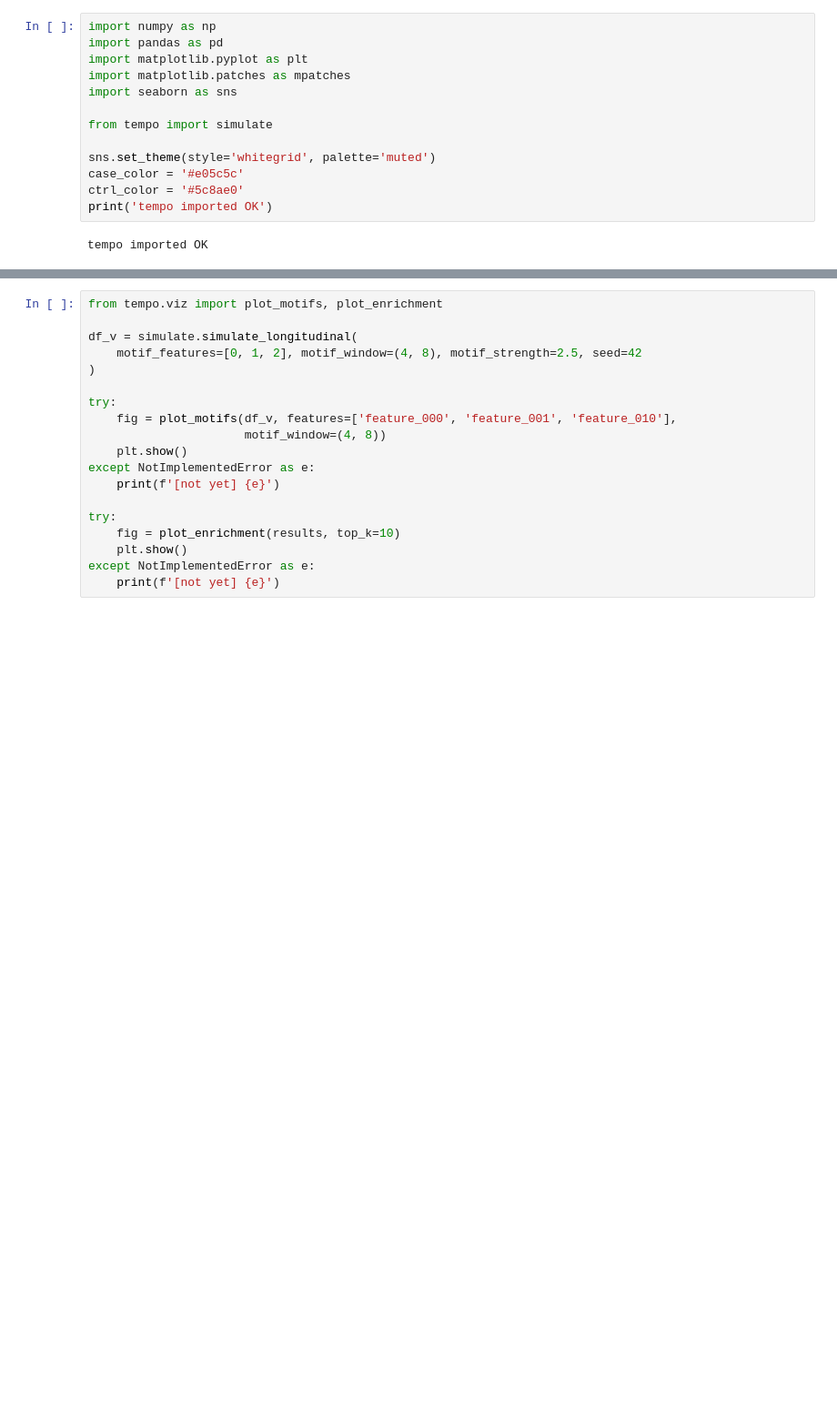
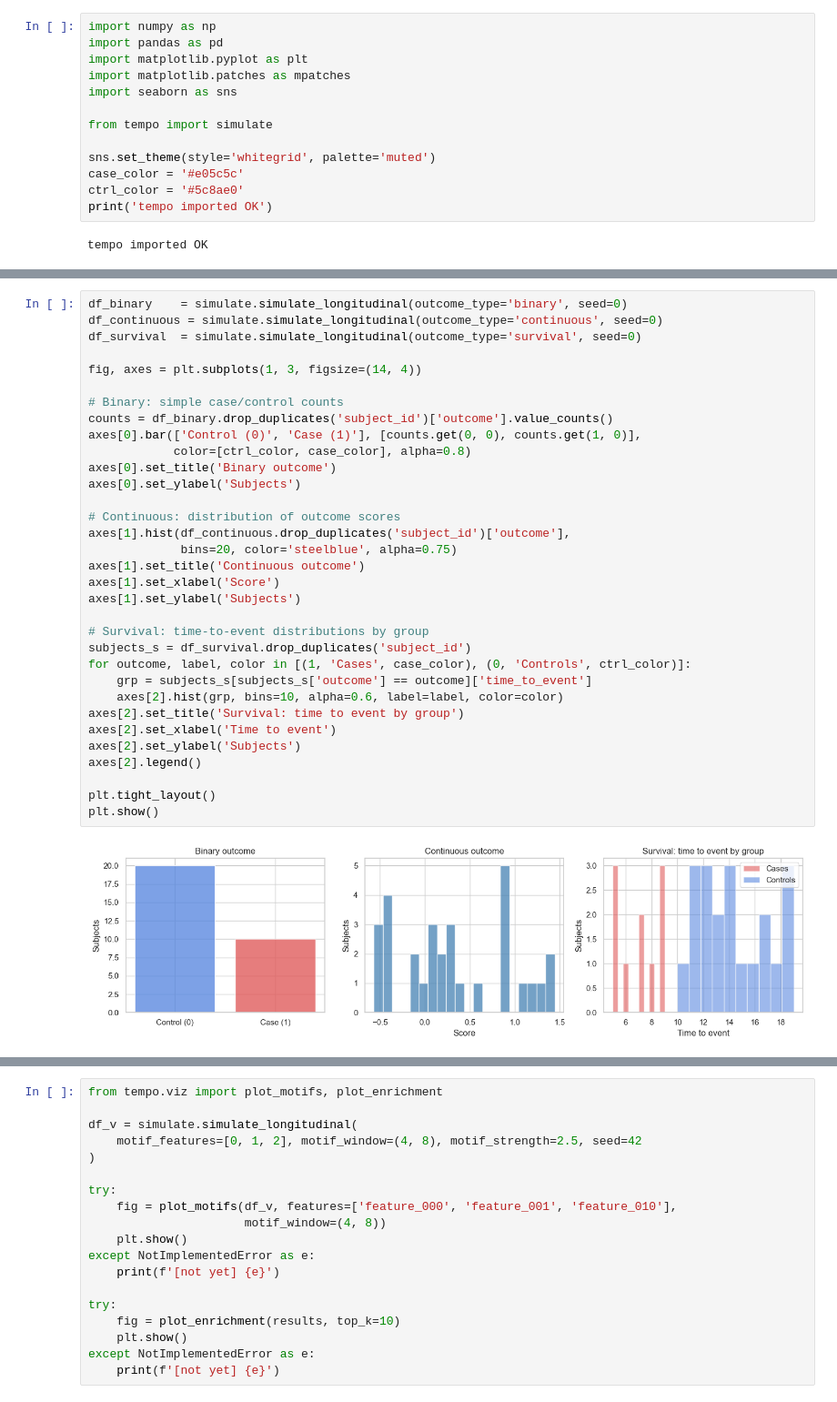
Before and after one commit to cbumby17/TEMPO, a Jupyter notebook: dev_notebook.ipynb, the cells around one changed output, grey strips where cells are left out. Shown at 91% size. Saved outputs shown, nothing was run; the diff lists cells and outputs as text; blank space fills up the shorter version.

```diff
--- a/dev_notebook.ipynb
+++ b/dev_notebook.ipynb
@@ -464,0 +279,35 @@ except NotImplementedError as e:
+# %%
+df_binary    = simulate.simulate_longitudinal(outcome_type='binary', seed=0)
+df_continuous = simulate.simulate_longitudinal(outcome_type='continuous', seed=0)
+df_survival  = simulate.simulate_longitudinal(outcome_type='survival', seed=0)
+
+fig, axes = plt.subplots(1, 3, figsize=(14, 4))
+
+# Binary: simple case/control counts
+counts = df_binary.drop_duplicates('subject_id')['outcome'].value_counts()
+axes[0].bar(['Control (0)', 'Case (1)'], [counts.get(0, 0), counts.get(1, 0)],
+            color=[ctrl_color, case_color], alpha=0.8)
+axes[0].set_title('Binary outcome')
+axes[0].set_ylabel('Subjects')
+
+# Continuous: distribution of outcome scores
+axes[1].hist(df_continuous.drop_duplicates('subject_id')['outcome'],
+             bins=20, color='steelblue', alpha=0.75)
+axes[1].set_title('Continuous outcome')
+axes[1].set_xlabel('Score')
+axes[1].set_ylabel('Subjects')
+
+# Survival: time-to-event distributions by group
+subjects_s = df_survival.drop_duplicates('subject_id')
+for outcome, label, color in [(1, 'Cases', case_color), (0, 'Controls', ctrl_color)]:
+    grp = subjects_s[subjects_s['outcome'] == outcome]['time_to_event']
+    axes[2].hist(grp, bins=10, alpha=0.6, label=label, color=color)
+axes[2].set_title('Survival: time to event by group')
+axes[2].set_xlabel('Time to event')
+axes[2].set_ylabel('Subjects')
+axes[2].legend()
+
+plt.tight_layout()
+plt.show()
+# %% [output]
+[figure, added]
```
Also changed, not shown: parts of 52 cells of this notebook, 1 other file.
